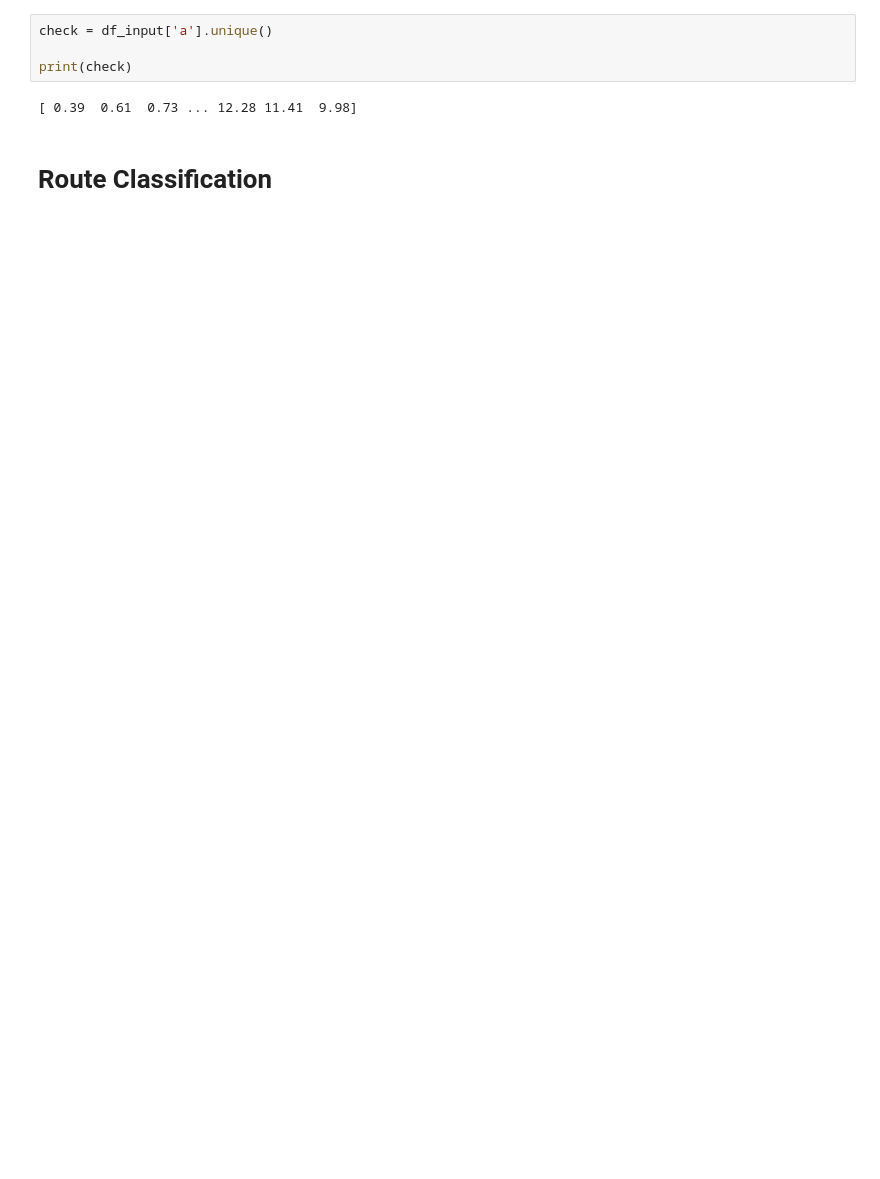
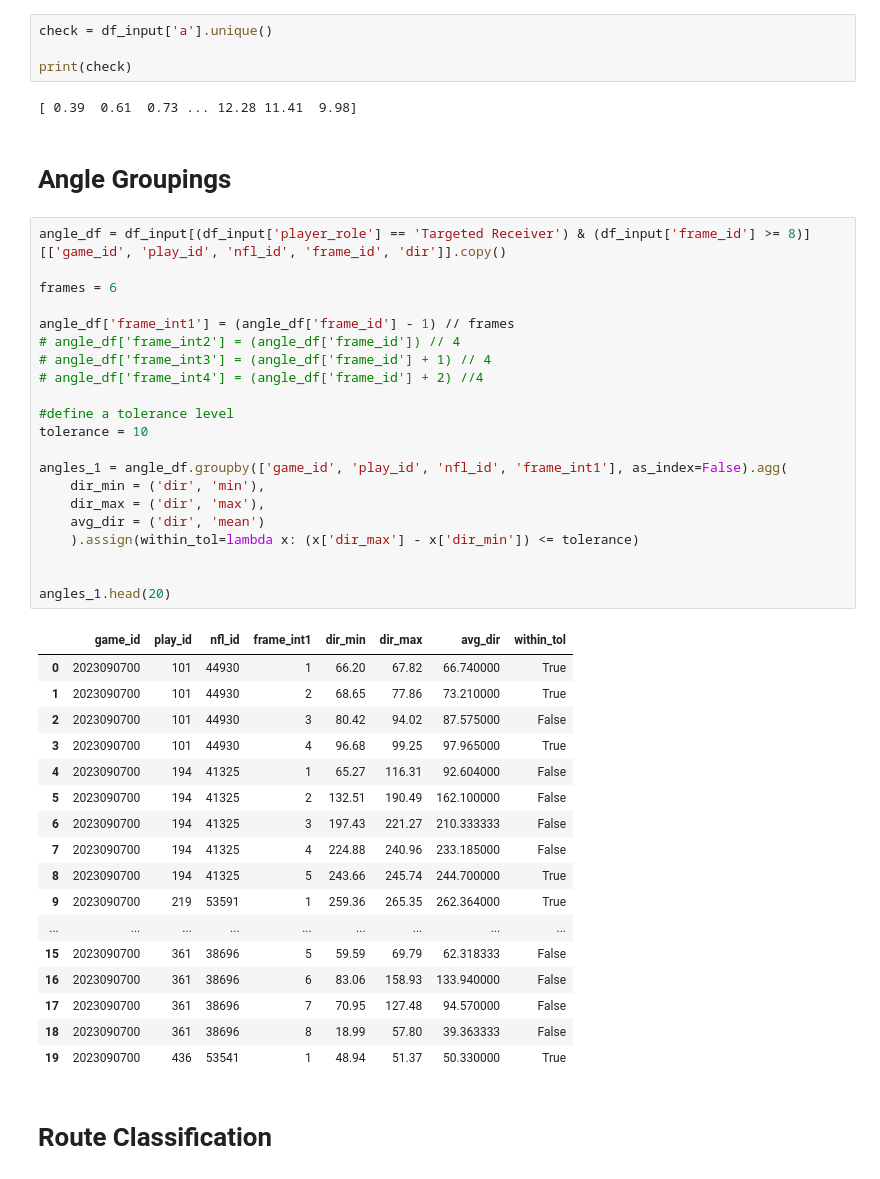
Before and after one commit to rjf2022/nfl-big-data-bowl, a Jupyter notebook: Offense.ipynb, the cells around one changed output. Cells and saved outputs as stored; diff of their text form; blank space fills up the shorter version.

```diff
--- a/Offense.ipynb
+++ b/Offense.ipynb
@@ -117,6 +161,47 @@ check = df_input['a'].unique()
 print(check)
 # %% [output]
 [ 0.39  0.61  0.73 ... 12.28 11.41  9.98]
+# %% [markdown]
+# Angle Groupings
+# %%
+angle_df = df_input[(df_input['player_role'] == 'Targeted Receiver') & (df_input['frame_id'] >= 8)][['game_id', 'play_id', 'nfl_id', 'frame_id', 'dir']].copy()
+
+frames = 6
+
+angle_df['frame_int1'] = (angle_df['frame_id'] - 1) // frames
+# angle_df['frame_int2'] = (angle_df['frame_id']) // 4
+# angle_df['frame_int3'] = (angle_df['frame_id'] + 1) // 4
+# angle_df['frame_int4'] = (angle_df['frame_id'] + 2) //4
+
+#define a tolerance level
+tolerance = 10
+
+angles_1 = angle_df.groupby(['game_id', 'play_id', 'nfl_id', 'frame_int1'], as_index=False).agg(
+    dir_min = ('dir', 'min'),
+    dir_max = ('dir', 'max'),
+    avg_dir = ('dir', 'mean')
+    ).assign(within_tol=lambda x: (x['dir_max'] - x['dir_min']) <= tolerance)
+
+
+angles_1.head(20)
+# %% [output]
+|  | game_id | play_id | nfl_id | frame_int1 | dir_min | dir_max | avg_dir | within_tol |
+| 0 | 2023090700 | 101 | 44930 | 1 | 66.20 | 67.82 | 66.740000 | True |
+| 1 | 2023090700 | 101 | 44930 | 2 | 68.65 | 77.86 | 73.210000 | True |
+| 2 | 2023090700 | 101 | 44930 | 3 | 80.42 | 94.02 | 87.575000 | False |
+| 3 | 2023090700 | 101 | 44930 | 4 | 96.68 | 99.25 | 97.965000 | True |
+| 4 | 2023090700 | 194 | 41325 | 1 | 65.27 | 116.31 | 92.604000 | False |
+| 5 | 2023090700 | 194 | 41325 | 2 | 132.51 | 190.49 | 162.100000 | False |
+| 6 | 2023090700 | 194 | 41325 | 3 | 197.43 | 221.27 | 210.333333 | False |
+| 7 | 2023090700 | 194 | 41325 | 4 | 224.88 | 240.96 | 233.185000 | False |
+| 8 | 2023090700 | 194 | 41325 | 5 | 243.66 | 245.74 | 244.700000 | True |
+| 9 | 2023090700 | 219 | 53591 | 1 | 259.36 | 265.35 | 262.364000 | True |
+| ... | ... | ... | ... | ... | ... | ... | ... | ... |
+| 15 | 2023090700 | 361 | 38696 | 5 | 59.59 | 69.79 | 62.318333 | False |
+| 16 | 2023090700 | 361 | 38696 | 6 | 83.06 | 158.93 | 133.940000 | False |
+| 17 | 2023090700 | 361 | 38696 | 7 | 70.95 | 127.48 | 94.570000 | False |
+| 18 | 2023090700 | 361 | 38696 | 8 | 18.99 | 57.80 | 39.363333 | False |
+| 19 | 2023090700 | 436 | 53541 | 1 | 48.94 | 51.37 | 50.330000 | True |
 # %% [markdown]
 # Route Classification
 # %%
```
Also changed, not shown: parts of 8 cells of this notebook.
